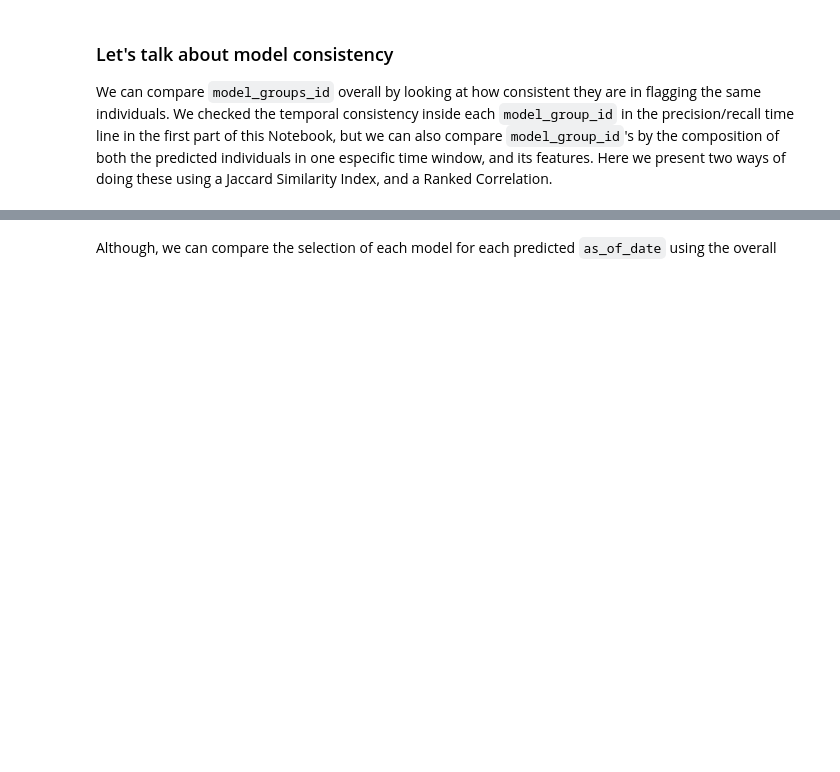
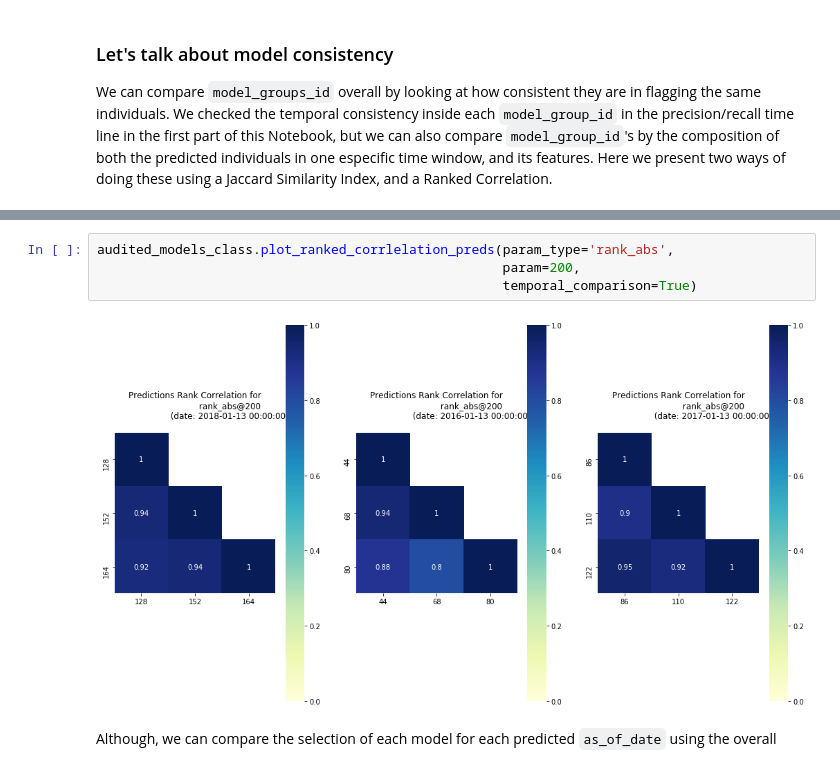
Before and after one commit to dssg/triage, a Jupyter notebook: src/triage/component/postmodeling/contrast/postmodeling_tutorial.ipynb, the cells around one changed output, grey strips where cells are left out. Cells and saved outputs as stored; diff of their text form; blank space fills up the shorter version.

```diff
--- a/src/triage/component/postmodeling/contrast/postmodeling_tutorial.ipynb
+++ b/src/triage/component/postmodeling/contrast/postmodeling_tutorial.ipynb
@@ -266,3 +262,9 @@ audited_models_class.plot_jaccard(figsize=params.figsize,
+# %%
+audited_models_class.plot_ranked_corrlelation_preds(param_type='rank_abs',
+                                                    param=200,
+                                                    temporal_comparison=True)
+# %% [output]
+[figure, added]
 # %% [markdown]
 Although, we can compare the selection of each model for each predicted `as_of_date` using the overall
 # %%
```
Also changed, not shown: parts of 17 cells of this notebook.
